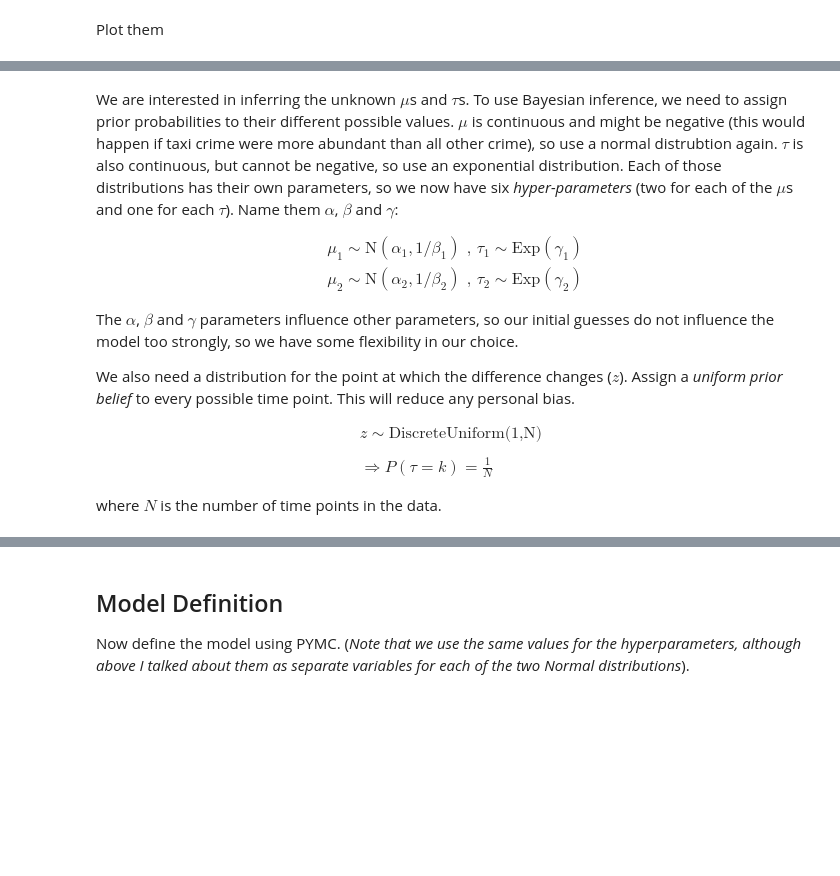
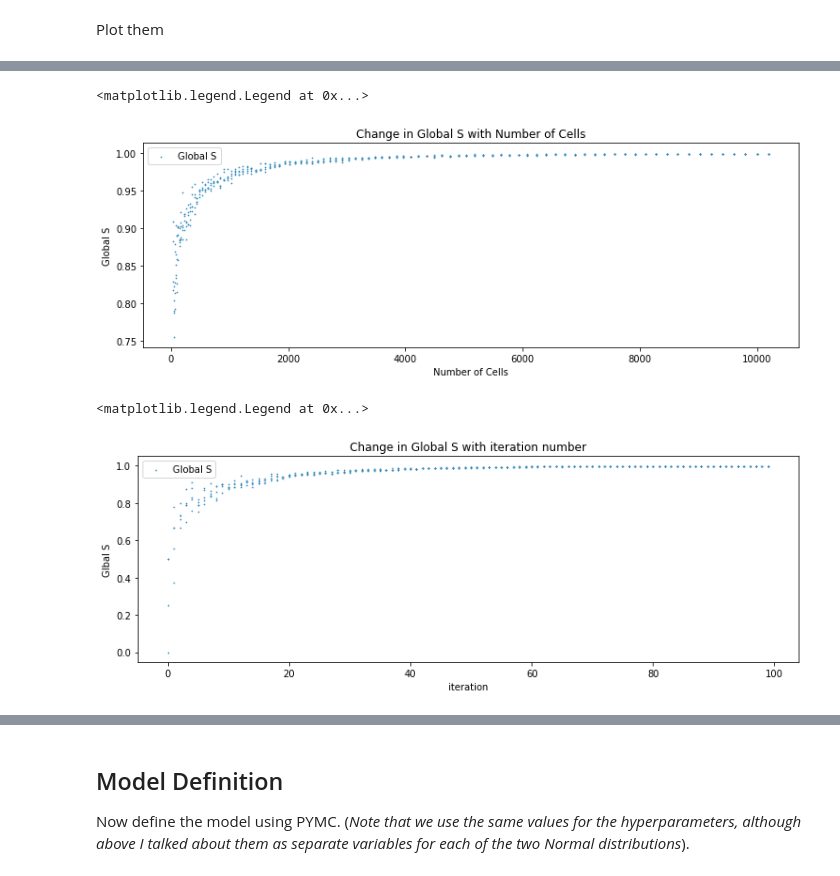
Before and after one commit to nickmalleson/sppt, a Jupyter notebook: changepoint_mcmc.ipynb, the cells around one changed output, grey strips where cells are left out. Cells and saved outputs as stored; diff of their text form; code cells hidden in the pictures; blank space fills up the shorter version.

```diff
--- a/changepoint_mcmc.ipynb
+++ b/changepoint_mcmc.ipynb
@@ -25,0 +25,14 @@ all_crime = np.array(data.loc[:,"All Crime"])
+# %%
+data = feather.read_dataframe("./bner_results.feather")
+num_cells = data.loc[:,['num.cells']].values
+global_s =  data.loc[:,['global_s']].values
+
+# Would also be useful to have a counter for the iteration number (there are multiple runs per cell size)
+iterations = []
+previous = num_cells[0]
+counter = 0
+for x in num_cells:
+    if x != previous:
+        counter += 1
+        previous = x
+    iterations.append(counter)
@@ -126,20 +47,20 @@ If, in reality, no sudden change occurred and indeed $\mu_1 = \mu_2$, then the $
-# %% [markdown]
-We are interested in inferring the unknown $\mu$s and $\tau$s. To use Bayesian inference, we need to assign prior probabilities to their different possible values. $\mu$ is continuous and might be negative (this would happen if taxi crime were more abundant than all other crime), so use a normal distrubtion again. $\tau$ is also continuous, but cannot be negative, so use an exponential distribution.  Each of those distributions has their own parameters, so we now have six _hyper-parameters_ (two for each of the $\mu$s and one for each $\tau$). Name them $\alpha$, $\beta$ and $\gamma$:
-
-$$
-\begin{align}
-& \mu_1 \sim \text{N} (\alpha_1, 1/\beta_1) \text{ , } \tau_1 \sim \text{Exp} (\gamma_1) \\\
-& \mu_2 \sim \text{N} (\alpha_2, 1/\beta_2) \text{ , } \tau_2 \sim \text{Exp} (\gamma_2)
-\end{align}
-$$
-
-The $\alpha$, $\beta$ and $\gamma$ parameters influence other parameters, so our initial guesses do not influence the model too strongly, so we have some flexibility in our choice.
-
-We also need a distribution for the point at which the difference changes ($z$). Assign a *uniform prior belief* to every possible time point. This will reduce any personal bias.
-
-\begin{align}
-& z \sim \text{DiscreteUniform(1,N) }\\\\
-& \Rightarrow P( \tau = k ) = \frac{1}{N}
-\end{align}
-
-where $N$ is the number of time points in the data.
+# %%
+figsize(12.5, 4)
+plt.scatter(num_cells[20:], global_s[20:], color="#348ABD", label="Global S", marker=".", s=2)
+plt.xlabel("Number of Cells")
+plt.ylabel("Global S")
+plt.title("Change in Global S with Number of Cells")
+plt.legend()
+# %% [output]
+<matplotlib.legend.Legend at 0x...>
+[figure, added]
+# %%
+figsize(12.5, 4)
+plt.scatter(iterations, global_s, color="#348ABD", label="Global S", marker=".", s=2)
+plt.xlabel("iteration")
+plt.ylabel("Glbal S")
+plt.title("Change in Global S with iteration number")
+plt.legend()
+# %% [output]
+<matplotlib.legend.Legend at 0x...>
+[figure, added]
```
Also changed, not shown: parts of 31 cells of this notebook, 2 other files.
